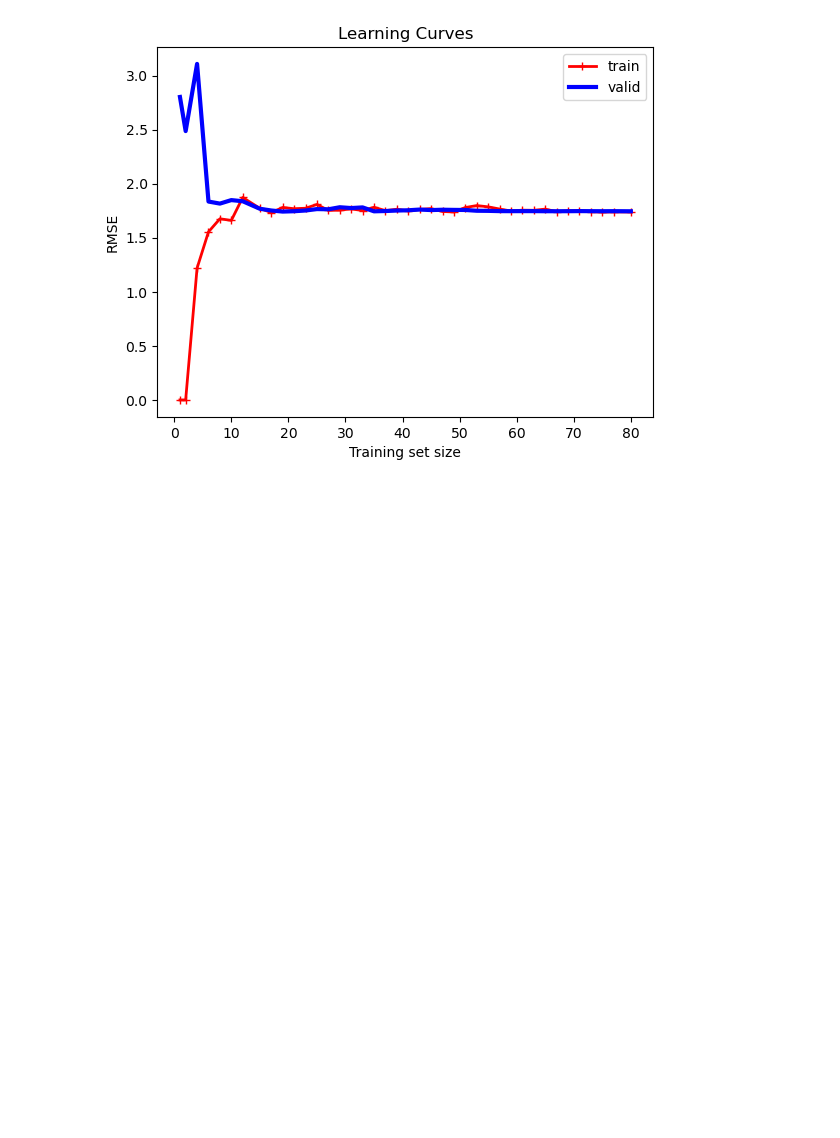
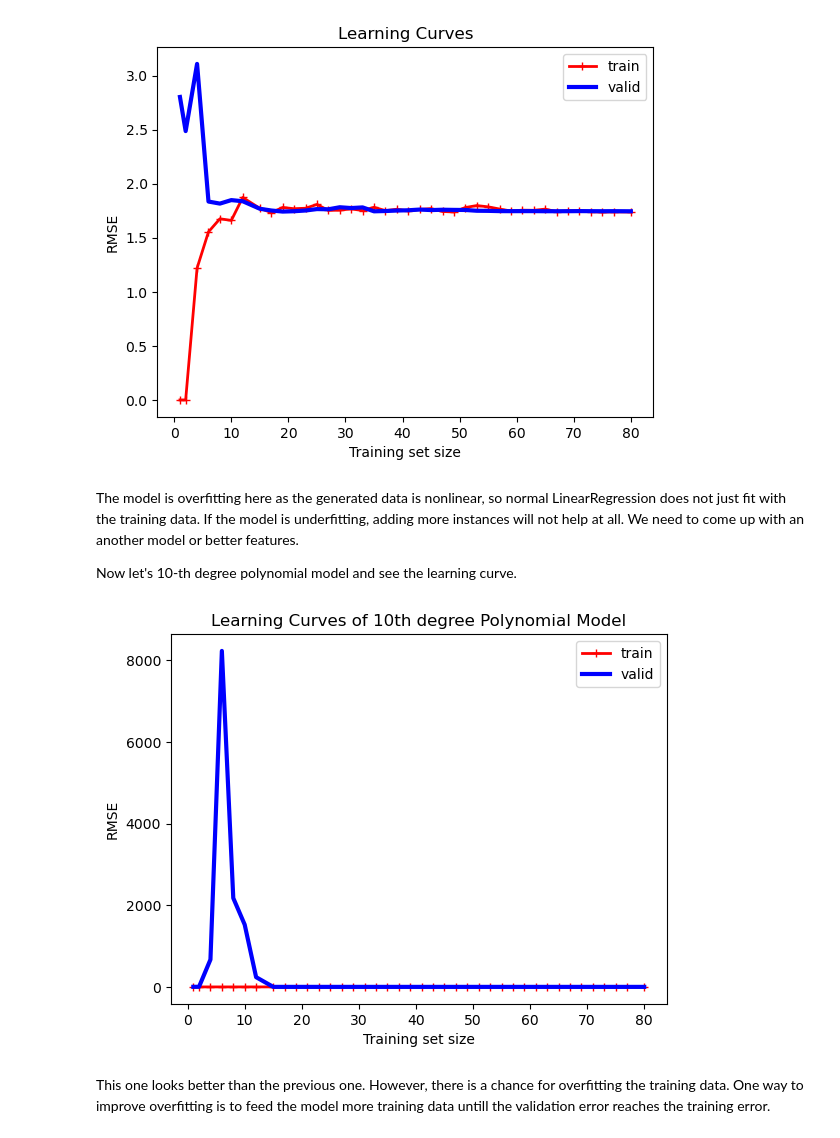
Before and after one commit to mirzaaa101/Hands-On-ML-with-Scikit-Learn-and-TensorFlow, a Jupyter notebook: Chapter-4/Learning Curves.ipynb, the cells around one changed output. Cells and saved outputs as stored; diff of their text form; code cells hidden in the pictures; blank space fills up the shorter version.

Commit message:
add learning_curves code

```diff
--- a/Chapter-4/Learning Curves.ipynb
+++ b/Chapter-4/Learning Curves.ipynb
@@ -33,3 +33,35 @@ plt.legend()
 plt.show()
 # %% [output]
 [figure]
+# %% [markdown]
+The model is overfitting here as the generated data is nonlinear, so normal LinearRegression does not just fit with the training data. If the model is underfitting, adding more instances will not help at all. We need to come up with an another model or better features.
+
+Now let's 10-th degree polynomial model and see the learning curve.
+# %%
+from sklearn.pipeline import make_pipeline
+from sklearn.preprocessing import PolynomialFeatures
+
+poly_reg = make_pipeline(
+    PolynomialFeatures(degree=10, include_bias=False), lin_reg
+)
+# %%
+train_sizes, train_scores, valid_scores = learning_curve(
+    poly_reg, X, y, train_sizes=np.linspace(0.01, 1.0, 40), cv=5, scoring="neg_root_mean_squared_error"
+)
+# %%
+train_errors = -train_scores.mean(axis=1)
+valid_errors = -valid_scores.mean(axis=1)
+# %%
+plt.plot(train_sizes, train_errors, "r-+", linewidth=2, label="train")
+plt.plot(train_sizes, valid_errors, "-b", linewidth=3, label="valid")
+
+plt.title("Learning Curves of 10th degree Polynomial Model")
+plt.xlabel("Training set size")
+plt.ylabel("RMSE")
+
+plt.legend()
+plt.show()
+# %% [output]
+[figure, added]
+# %% [markdown]
+This one looks better than the previous one. However, there is a chance for overfitting the training data. One way to improve overfitting is to feed the model more training data untill the validation error reaches the training error.
```
